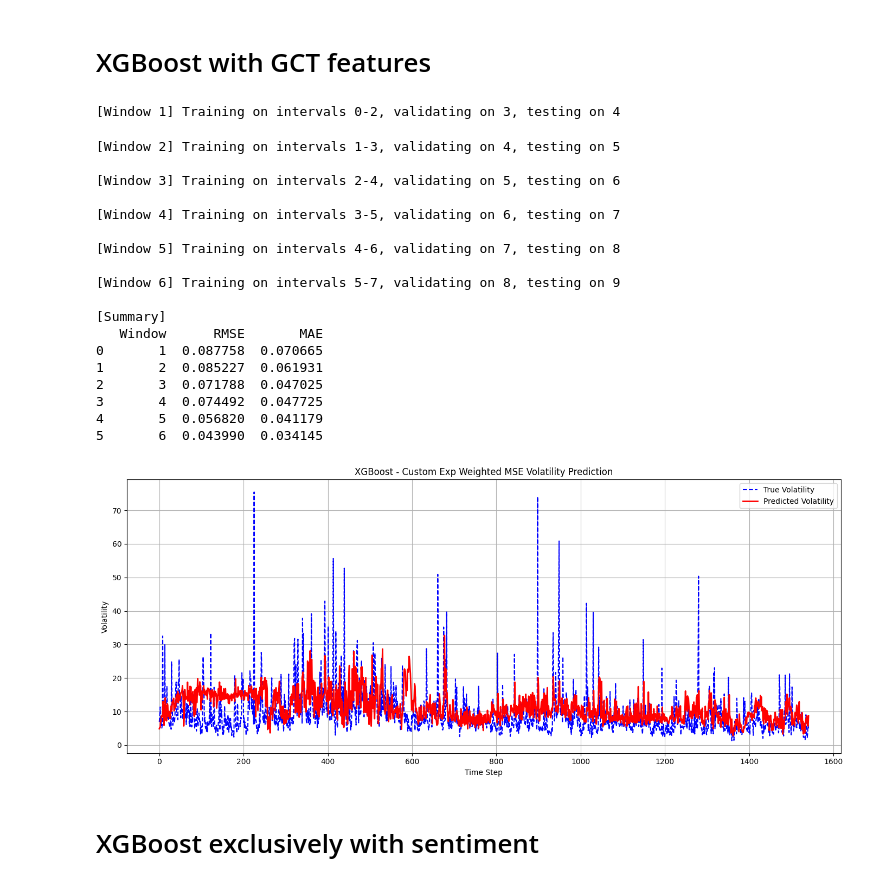
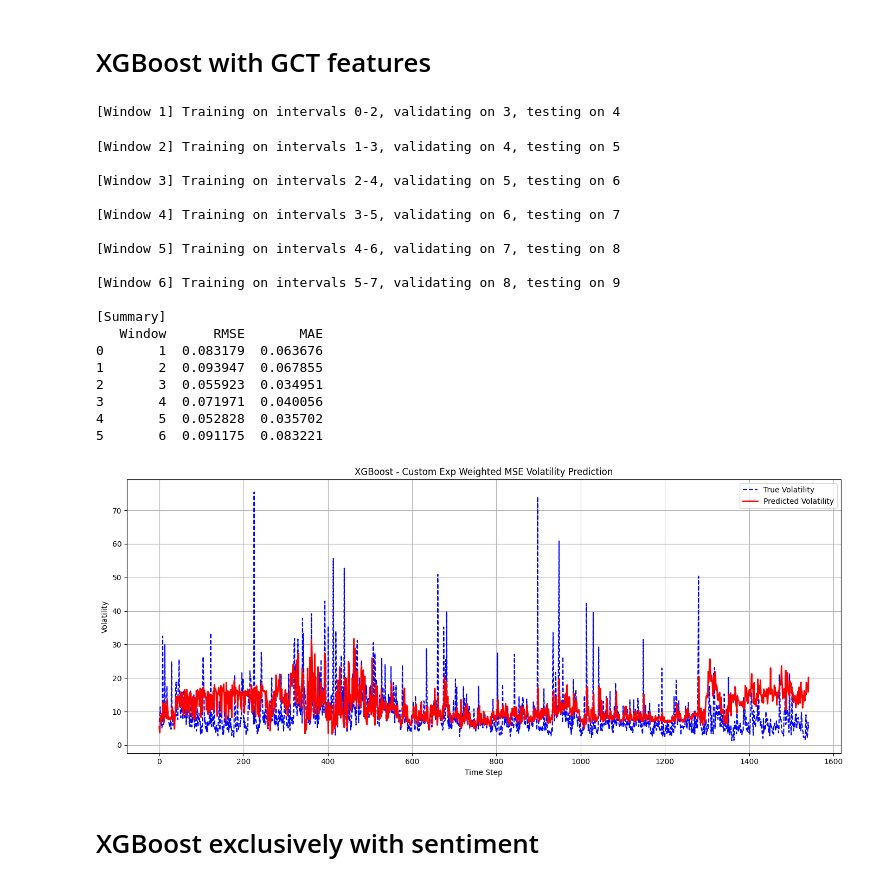
Before and after one commit to AugusteDP-git/bitcoin-volatility-forecasting, a Jupyter notebook: main.ipynb, the cells around one changed output. Saved outputs shown, nothing was run; the diff lists cells and outputs as text; code cells hidden in the pictures.

```diff
--- a/main.ipynb
+++ b/main.ipynb
@@ -645,41 +645,41 @@ df_returns = pd.read_csv(
 )
 
 feat_lags = {
     'aggregate_sentiment': 2,
     'fng_feature': 19,
     'ask_depth': 30,
     'bid_depth': 9,
     'bid_volume': 30,
     'spread':8,
     'volume_difference': 30,
     'returns': 1,
 }
 granger_features = ['ask_depth', 'bid_depth', 'bid_volume', 'spread', 'volume_difference']
 df = pd.concat([df[granger_features + ['vol', 'timestamp']],np.abs( df_returns['returns'])], axis=1)
 
 
-results_df, all_preds, all_trues = test_xgboost(df, feat_lags = feat_lags, alpha =10)
+results_df, all_preds, all_trues = test_xgboost(df, feat_lags = feat_lags)
 # %% [output]
 [Window 1] Training on intervals 0-2, validating on 3, testing on 4
 [Window 2] Training on intervals 1-3, validating on 4, testing on 5
 
 [Window 3] Training on intervals 2-4, validating on 5, testing on 6
 
 [Window 4] Training on intervals 3-5, validating on 6, testing on 7
 
 [Window 5] Training on intervals 4-6, validating on 7, testing on 8
 
 [Window 6] Training on intervals 5-7, validating on 8, testing on 9
 
 [Summary]
    Window      RMSE       MAE
-0       1  0.087758  0.070665
-1       2  0.085227  0.061931
-2       3  0.071788  0.047025
-3       4  0.074492  0.047725
-4       5  0.056820  0.041179
-5       6  0.043990  0.034145
+0       1  0.083179  0.063676
+1       2  0.093947  0.067855
+2       3  0.055923  0.034951
+3       4  0.071971  0.040056
+4       5  0.052828  0.035702
+5       6  0.091175  0.083221
-[figure, old version]
+[figure, new version]
 # %% [markdown]
 # XGBoost exclusively with sentiment
 # %%
```
Also changed, not shown: parts of 3 cells of this notebook, 2 other files.
